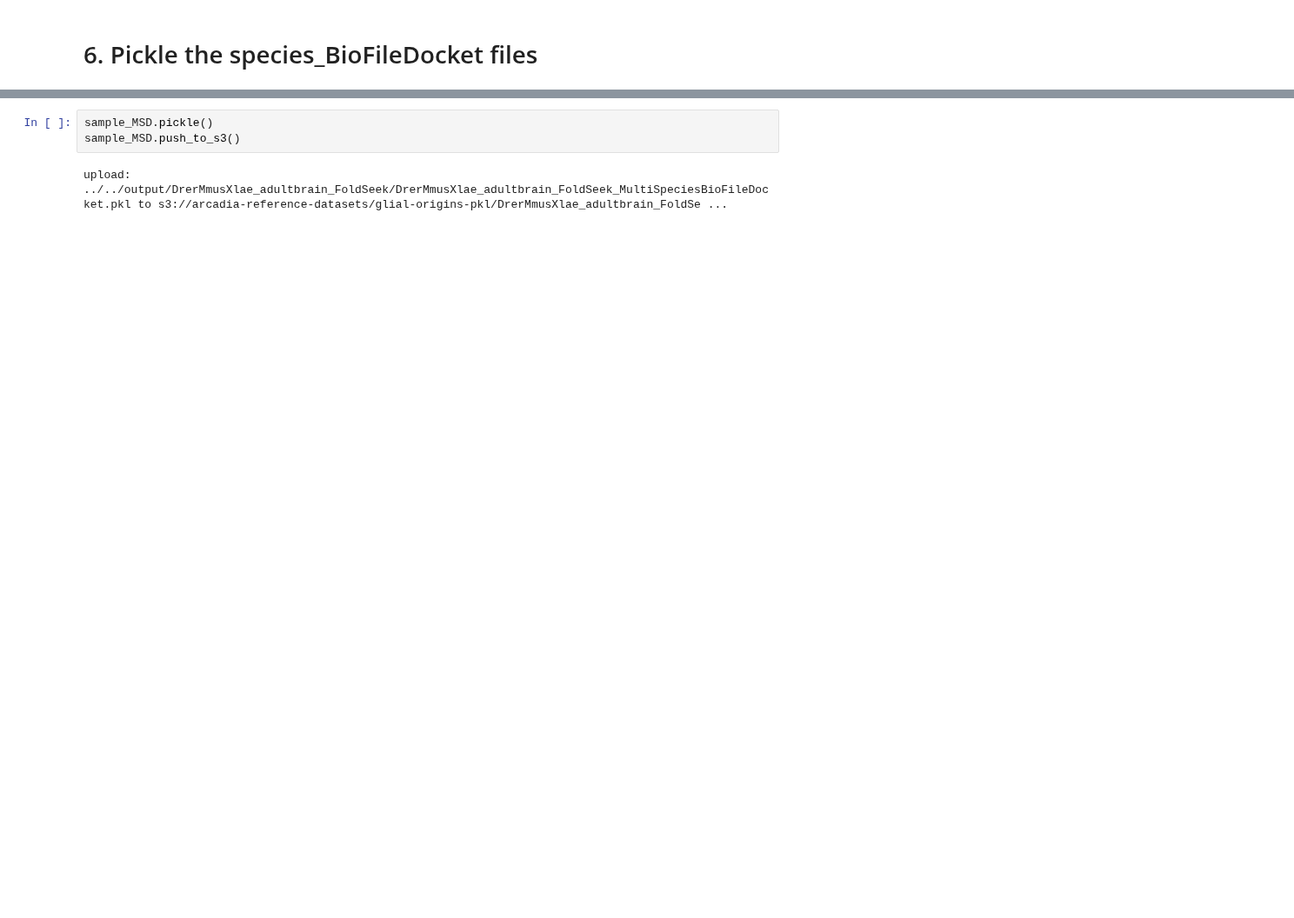
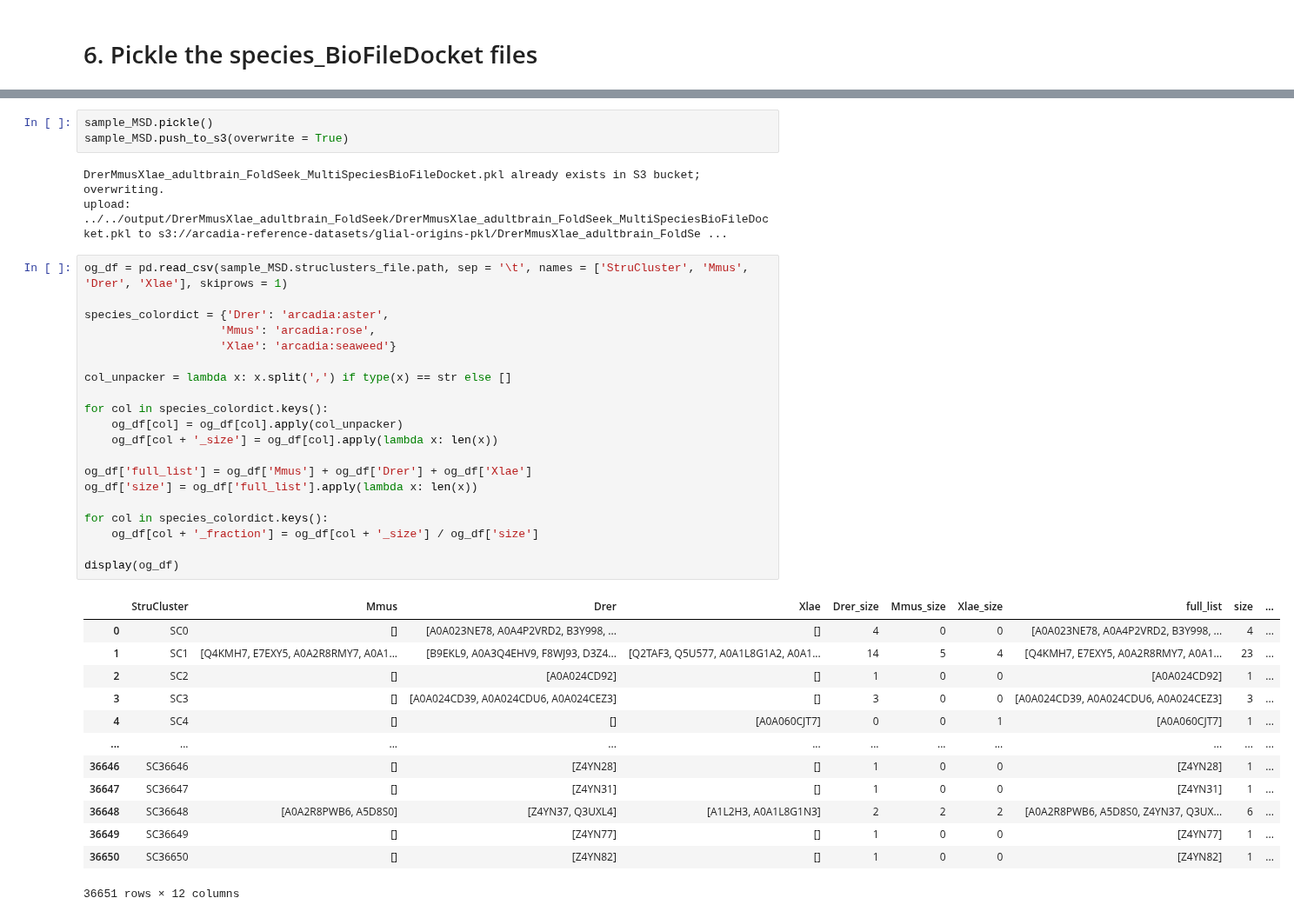
Before and after one commit to Arcadia-Science/glial-origins, a Jupyter notebook: notebooks/DrerMmusXlae_adultbrain_FoldSeek/2_DrerMmusXlae_adultbrain_runFoldSeek.ipynb, the cells around one changed output, grey strips where cells are left out. Shown at 87% size. Drawn from its saved outputs; the diff is of its cells as text; blank space fills up the shorter version.

Commit message:
rerun of OrthoFinder and FoldSeek

```diff
--- a/notebooks/DrerMmusXlae_adultbrain_FoldSeek/2_DrerMmusXlae_adultbrain_runFoldSeek.ipynb
+++ b/notebooks/DrerMmusXlae_adultbrain_FoldSeek/2_DrerMmusXlae_adultbrain_runFoldSeek.ipynb
@@ -316,6 +320,41 @@ Xlae_adultbrain_BioFileDocket.pkl already exists in S3 bucket; overwriting.
 upload: ../../output/Xlae_adultbrain/Xlae_adultbrain_BioFileDocket.pkl to s3://arcadia-reference-datasets/glial-origins-pkl/Xlae_adultbrain_BioFileDocket.pkl
 # %%
 sample_MSD.pickle()
-sample_MSD.push_to_s3()
+sample_MSD.push_to_s3(overwrite = True)
 # %% [output]
+DrerMmusXlae_adultbrain_FoldSeek_MultiSpeciesBioFileDocket.pkl already exists in S3 bucket; overwriting.
 upload: ../../output/DrerMmusXlae_adultbrain_FoldSeek/DrerMmusXlae_adultbrain_FoldSeek_MultiSpeciesBioFileDocket.pkl to s3://arcadia-reference-datasets/glial-origins-pkl/DrerMmusXlae_adultbrain_FoldSe ...
+# %%
+og_df = pd.read_csv(sample_MSD.struclusters_file.path, sep = '\t', names = ['StruCluster', 'Mmus', 'Drer', 'Xlae'], skiprows = 1)
+
+species_colordict = {'Drer': 'arcadia:aster',
+                    'Mmus': 'arcadia:rose',
+                    'Xlae': 'arcadia:seaweed'}
+
+col_unpacker = lambda x: x.split(',') if type(x) == str else []
+
+for col in species_colordict.keys():
+    og_df[col] = og_df[col].apply(col_unpacker)
+    og_df[col + '_size'] = og_df[col].apply(lambda x: len(x))
+
+og_df['full_list'] = og_df['Mmus'] + og_df['Drer'] + og_df['Xlae']
+og_df['size'] = og_df['full_list'].apply(lambda x: len(x))
+
+for col in species_colordict.keys():
+    og_df[col + '_fraction'] = og_df[col + '_size'] / og_df['size']
+
+display(og_df)
+# %% [output]
+|  | StruCluster | Mmus | Drer | Xlae | Drer_size | Mmus_size | Xlae_size | full_list | size | ... |
+| 0 | SC0 | [] | [A0A023NE78, A0A4P2VRD2, B3Y998, ... | [] | 4 | 0 | 0 | [A0A023NE78, A0A4P2VRD2, B3Y998, ... | 4 | ... |
+| 1 | SC1 | [Q4KMH7, E7EXY5, A0A2R8RMY7, A0A1... | [B9EKL9, A0A3Q4EHV9, F8WJ93, D3Z4... | [Q2TAF3, Q5U577, A0A1L8G1A2, A0A1... | 14 | 5 | 4 | [Q4KMH7, E7EXY5, A0A2R8RMY7, A0A1... | 23 | ... |
+| 2 | SC2 | [] | [A0A024CD92] | [] | 1 | 0 | 0 | [A0A024CD92] | 1 | ... |
+| 3 | SC3 | [] | [A0A024CD39, A0A024CDU6, A0A024CEZ3] | [] | 3 | 0 | 0 | [A0A024CD39, A0A024CDU6, A0A024CEZ3] | 3 | ... |
+| 4 | SC4 | [] | [] | [A0A060CJT7] | 0 | 0 | 1 | [A0A060CJT7] | 1 | ... |
+| ... | ... | ... | ... | ... | ... | ... | ... | ... | ... | ... |
+| 36646 | SC36646 | [] | [Z4YN28] | [] | 1 | 0 | 0 | [Z4YN28] | 1 | ... |
+| 36647 | SC36647 | [] | [Z4YN31] | [] | 1 | 0 | 0 | [Z4YN31] | 1 | ... |
+| 36648 | SC36648 | [A0A2R8PWB6, A5D8S0] | [Z4YN37, Q3UXL4] | [A1L2H3, A0A1L8G1N3] | 2 | 2 | 2 | [A0A2R8PWB6, A5D8S0, Z4YN37, Q3UX... | 6 | ... |
+| 36649 | SC36649 | [] | [Z4YN77] | [] | 1 | 0 | 0 | [Z4YN77] | 1 | ... |
+| 36650 | SC36650 | [] | [Z4YN82] | [] | 1 | 0 | 0 | [Z4YN82] | 1 | ... |
+36651 rows × 12 columns
```
Also changed, not shown: parts of 10 cells of this notebook, 1 other file.
